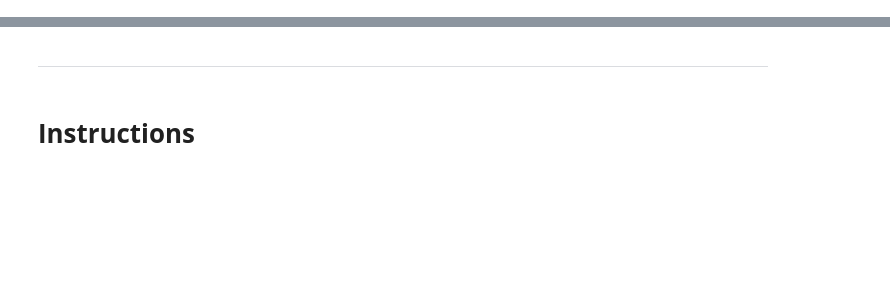
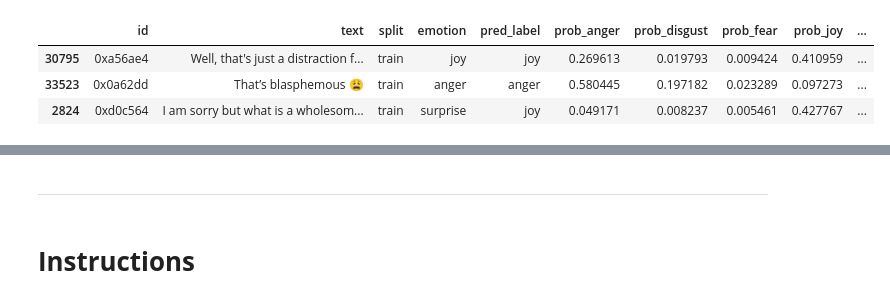
Before and after one commit to huang-chen-wei/DM2025-Lab2-Exercise, a Jupyter notebook: DM2025-Lab2-Homework.ipynb, the cells around one changed output, grey strips where cells are left out. Saved outputs shown, nothing was run; the diff lists cells and outputs as text; code cells hidden in the pictures; blank space fills up the shorter version.

```diff
--- a/DM2025-Lab2-Homework.ipynb
+++ b/DM2025-Lab2-Homework.ipynb
@@ -0,0 +809,7 @@
+# %%
+df_output_train_pseudo_DistilRoBERTa_base = predict_with_probs(trainer=trainer,
+                                                               train_or_test_ds=train_ds_pseudo,
+                                                               train_or_test_df=train_df_pseudo,
+                                                               id2label=id2label)
+df_output_train_pseudo_DistilRoBERTa_base.head(3)
+# %% [output]
@@ -0,0 +817,4 @@
+|  | id | text | split | emotion | pred_label | prob_anger | prob_disgust | prob_fear | prob_joy | ... |
+| 30795 | 0xa56ae4 | Well, that's just a distraction f... | train | joy | joy | 0.269613 | 0.019793 | 0.009424 | 0.410959 | ... |
+| 33523 | 0x0a62dd | That’s blasphemous 😩 | train | anger | anger | 0.580445 | 0.197182 | 0.023289 | 0.097273 | ... |
+| 2824 | 0xd0c564 | I am sorry but what is a wholesom... | train | surprise | joy | 0.049171 | 0.008237 | 0.005461 | 0.427767 | ... |
```
Also changed, not shown: parts of 68 cells of this notebook, 17 other files.
